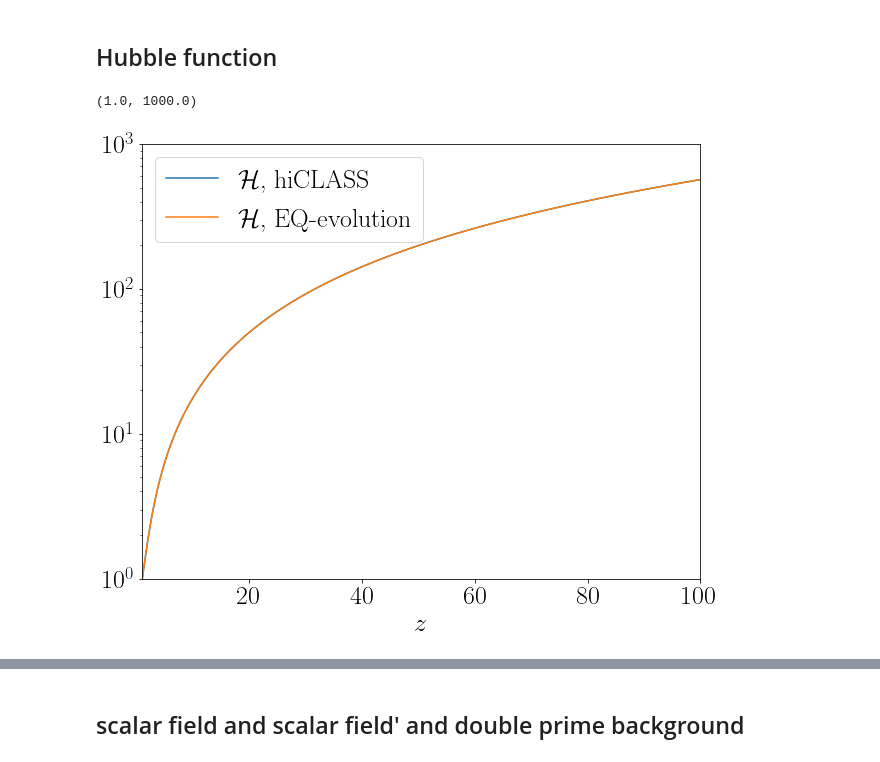
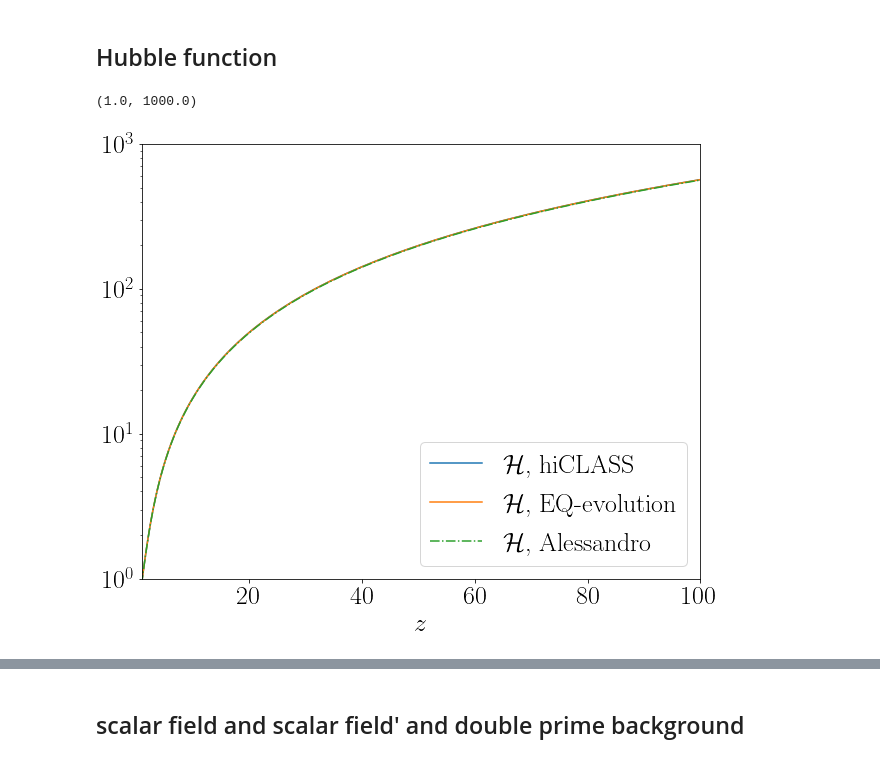
Before and after one commit to FarbodHassani/EQevolution, a Jupyter notebook: Notebook/Quintessence.ipynb, the cells around one changed output, grey strips where cells are left out. Drawn from its saved outputs; the diff is of its cells as text; code cells hidden in the pictures.

```diff
--- a/Notebook/Quintessence.ipynb
+++ b/Notebook/Quintessence.ipynb
@@ -29,6 +29,11 @@ gev_bg= np.loadtxt("./../output/quintessence_background.dat")
 
 bg= np.loadtxt("./../../EQ_hi_class/output/quin_background.dat")
 Hconf_hiclass = interpolate.interp1d(1./(1.+bg[:,0]) ,bg[:,3])
+
+
+from numpy import genfromtxt
+bg_alessandro = genfromtxt("./../background_evolution.csv", delimiter=',')
+# Hconf_hiclass = interpolate.interp1d(1./(1.+bg[:,0]) ,bg[:,3])
 # %% [markdown]
 ## Computing v_x_smg and v_x_smg_prime
 # %%
@@ -95,30 +183,33 @@ scalar_field_prime = (Vx_prime * scalar_p(zini) + Vx * (- Hconf(zini) * scalar_p
 # %%
 
 plt.rc('text', usetex=True)
 font = {'family' : 'normal',
         'weight' : 'bold',
         'size'   : text_size}
 
 matplotlib.rc('font', **font)
 plt.figure(figsize=(10,8))
 
 
 
 ###### hiclass results:
 #
 
 plt.plot(1+bg[:,0], bg[:,3]/bg[-1:,3] , label = "$\mathcal{H}$, hiCLASS")
 
 plt.plot(1+(1./gev_bg[:,2]-1), gev_bg[:,3]/gev_bg[:,2], label = "$\mathcal{H}$, EQ-evolution")
 
+plt.plot(1+(1./bg_alessandro[:,1]-1), bg_alessandro[:,2]/bg_alessandro[:,1],"-.", label = "$\mathcal{H}$, Alessandro")
+
+
 
 plt.legend()
 # plt.ylabel(r"$$")
 plt.xlabel(r"$z$")
 # plt.xscale('log')
 plt.yscale('log')
 plt.xlim(1,100)
 plt.ylim(1.,1.e3)
 # %% [output]
 (1.0, 1000.0)
-[figure, old version]
+[figure, new version]
```
Also changed, not shown: parts of 7 cells of this notebook, 4 other files.
